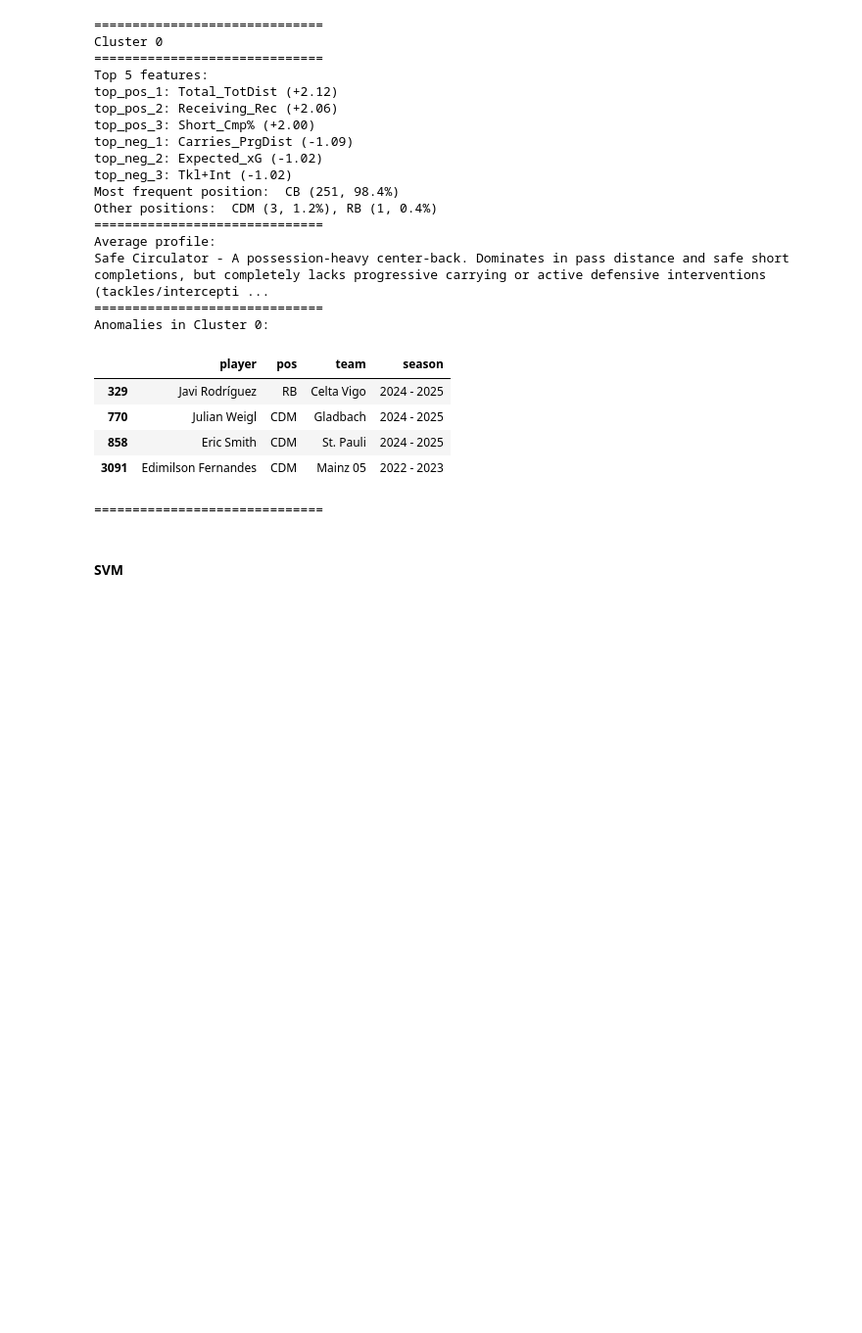
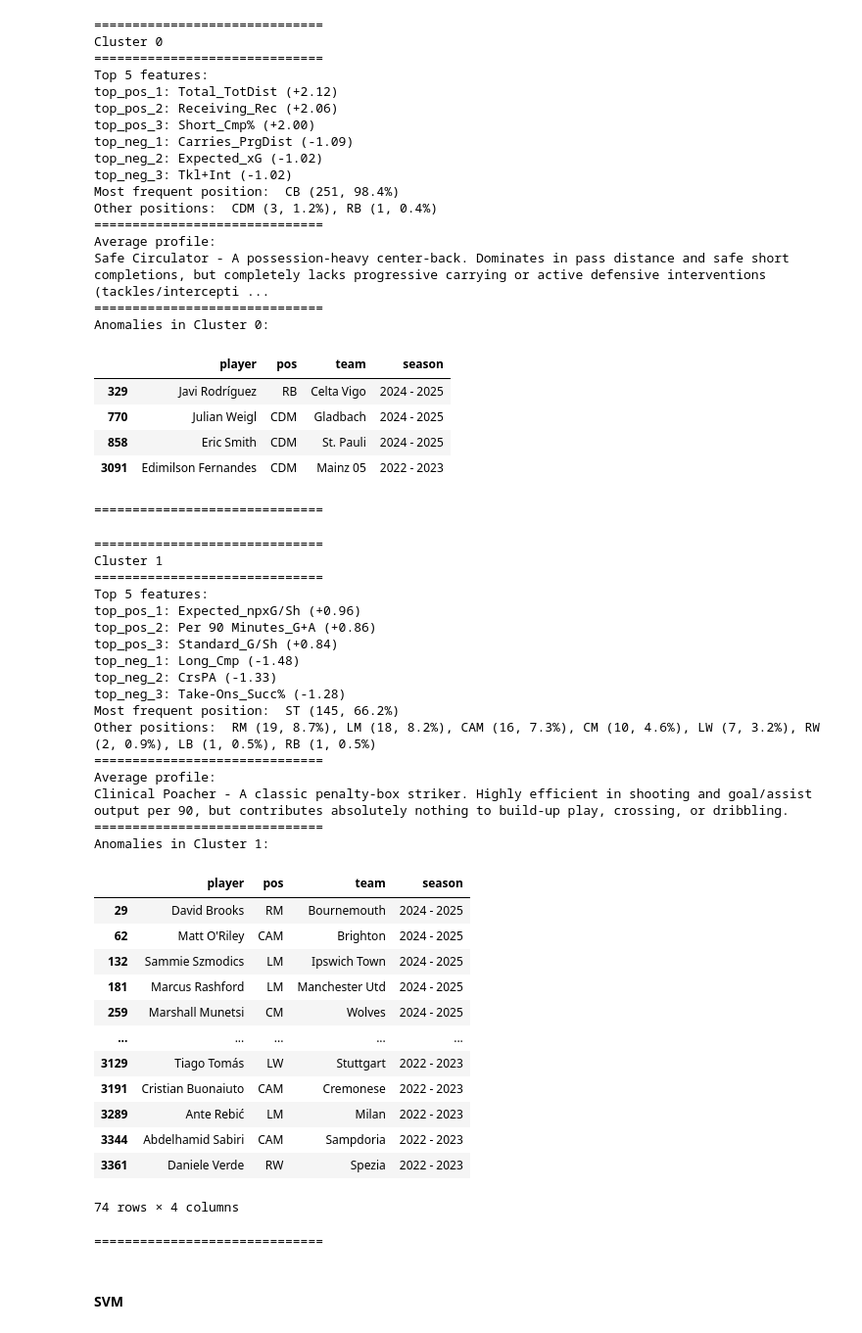
Before and after one commit to andreamurari/DataDriven_Soccer_Scouting, a Jupyter notebook: DataDriven_Soccer_Scouting.ipynb, the cells around one changed output. Shown at 98% size. Saved outputs shown, nothing was run; the diff lists cells and outputs as text; code cells hidden in the pictures; blank space fills up the shorter version.

Commit message:
Add Cluster 0 and 1 analysis

```diff
--- a/DataDriven_Soccer_Scouting.ipynb
+++ b/DataDriven_Soccer_Scouting.ipynb
@@ -1094,6 +1094,54 @@ Anomalies in Cluster 0:
 | 858 | Eric Smith | CDM | St. Pauli | 2024 - 2025 |
 | 3091 | Edimilson Fernandes | CDM | Mainz 05 | 2022 - 2023 |
 ==============================
+# %%
+print("==============================")
+print("Cluster 1")
+print("==============================")
+print("Top 5 features: ")
+for col in ['top_pos_1', 'top_pos_2', 'top_pos_3', 'top_neg_1', 'top_neg_2', 'top_neg_3']:
+    print(f"{col}: {df_cluster_profile.loc[1, col]}")
+print("Most frequent position: ", df_cluster_profile.loc[1, "dominant_role"])
+print("Other positions: ", df_cluster_profile.loc[1, "other_positions"])
+print("==============================")
+print("Average profile:")
+print(df_cluster_profile.loc[1, "scouting_report"])
+print("==============================")
+print("Anomalies in Cluster 1:")
+display(df_clusters[(df_clusters['cluster'] == 1) & (df_clusters['pos'] != "ST")][['player', 'pos', 'team', 'season']])
+print("==============================")
+# %% [output]
+==============================
+Cluster 1
+==============================
+Top 5 features:
+top_pos_1: Expected_npxG/Sh (+0.96)
+top_pos_2: Per 90 Minutes_G+A (+0.86)
+top_pos_3: Standard_G/Sh (+0.84)
+top_neg_1: Long_Cmp (-1.48)
+top_neg_2: CrsPA (-1.33)
+top_neg_3: Take-Ons_Succ% (-1.28)
+Most frequent position:  ST (145, 66.2%)
+Other positions:  RM (19, 8.7%), LM (18, 8.2%), CAM (16, 7.3%), CM (10, 4.6%), LW (7, 3.2%), RW (2, 0.9%), LB (1, 0.5%), RB (1, 0.5%)
+==============================
+Average profile:
+Clinical Poacher - A classic penalty-box striker. Highly efficient in shooting and goal/assist output per 90, but contributes absolutely nothing to build-up play, crossing, or dribbling.
+==============================
+Anomalies in Cluster 1:
+|  | player | pos | team | season |
+| 29 | David Brooks | RM | Bournemouth | 2024 - 2025 |
+| 62 | Matt O'Riley | CAM | Brighton | 2024 - 2025 |
+| 132 | Sammie Szmodics | LM | Ipswich Town | 2024 - 2025 |
+| 181 | Marcus Rashford | LM | Manchester Utd | 2024 - 2025 |
+| 259 | Marshall Munetsi | CM | Wolves | 2024 - 2025 |
+| ... | ... | ... | ... | ... |
+| 3129 | Tiago Tomás | LW | Stuttgart | 2022 - 2023 |
+| 3191 | Cristian Buonaiuto | CAM | Cremonese | 2022 - 2023 |
+| 3289 | Ante Rebić | LM | Milan | 2022 - 2023 |
+| 3344 | Abdelhamid Sabiri | CAM | Sampdoria | 2022 - 2023 |
+| 3361 | Daniele Verde | RW | Spezia | 2022 - 2023 |
+74 rows × 4 columns
+==============================
 # %% [markdown]
 #### SVM
 # %%
```
